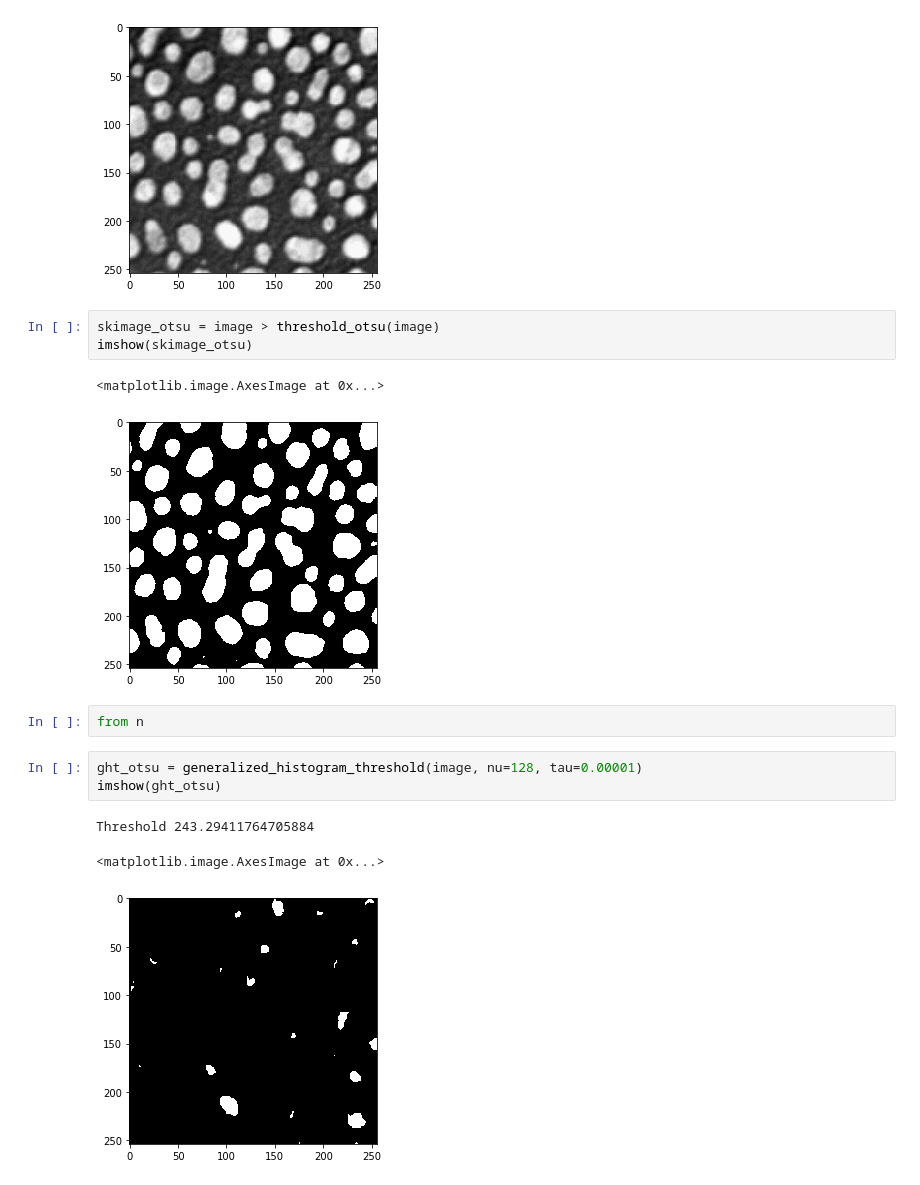
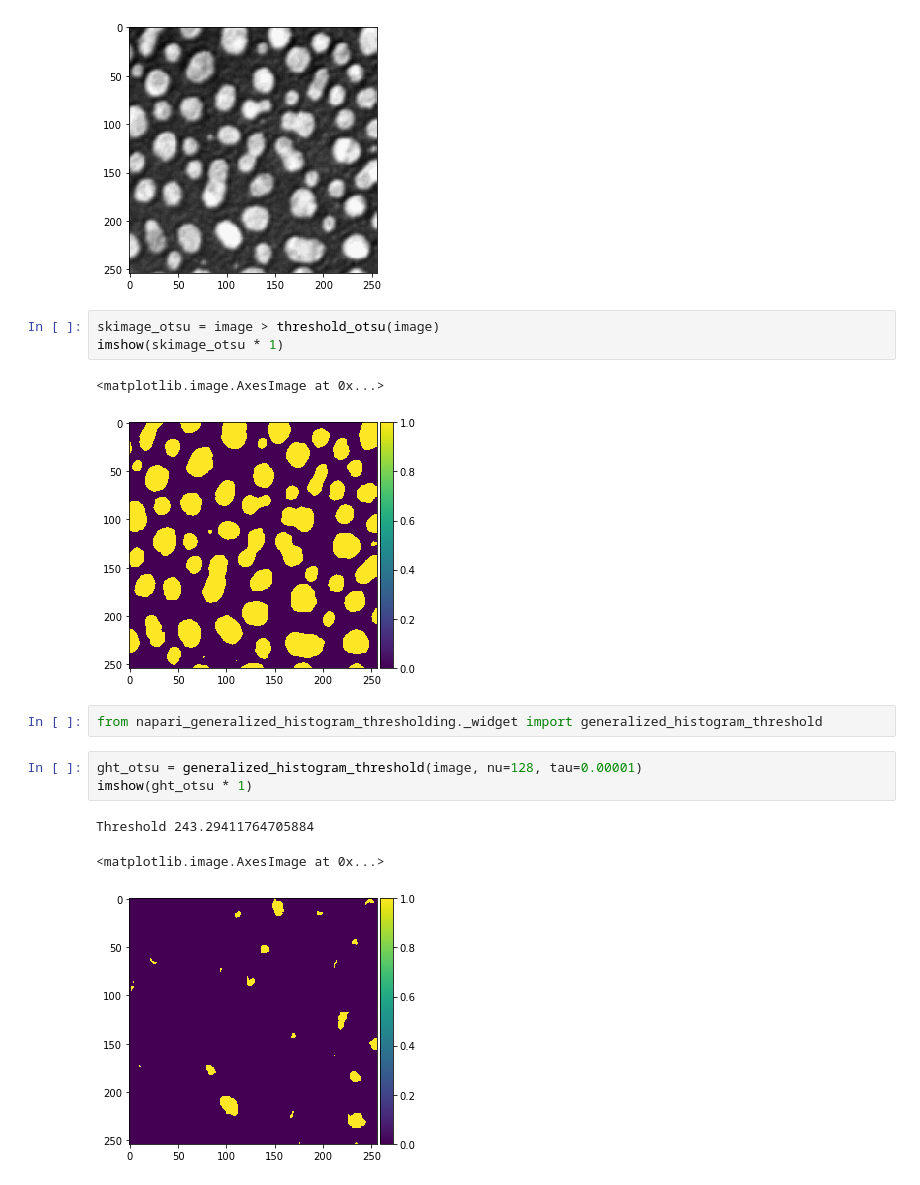
Before and after one commit to haesleinhuepf/napari-generalized-histogram-thresholding, a Jupyter notebook: src/test.ipynb, the cells around one changed output. Saved outputs shown, nothing was run; the diff lists cells and outputs as text.

```diff
--- a/src/test.ipynb
+++ b/src/test.ipynb
@@ -62,16 +62,16 @@ imshow(image)
 [figure]
 # %%
 skimage_otsu = image > threshold_otsu(image)
-imshow(skimage_otsu)
+imshow(skimage_otsu * 1)
 # %% [output]
 <matplotlib.image.AxesImage at 0x...>
-[figure, old version]
+[figure, new version]
-# %%
-from n
+# %%
+from napari_generalized_histogram_thresholding._widget import generalized_histogram_threshold
 # %%
 ght_otsu = generalized_histogram_threshold(image, nu=128, tau=0.00001)
-imshow(ght_otsu)
+imshow(ght_otsu * 1)
 # %% [output]
 Threshold 243.29411764705884
 <matplotlib.image.AxesImage at 0x...>
-[figure, old version]
+[figure, new version]
```
Also changed, not shown: parts of 1 cell of this notebook, 1 other file.
